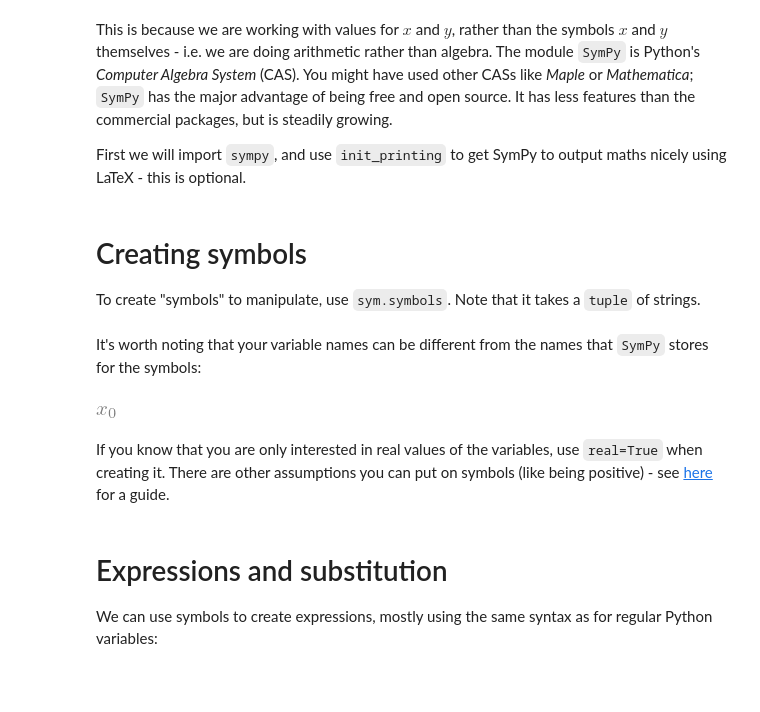
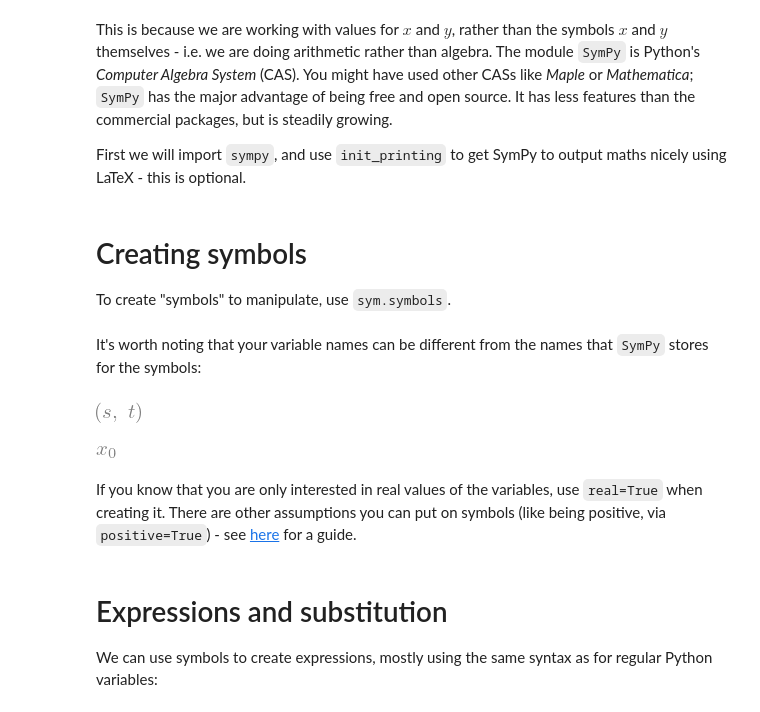
Before and after one commit to flsmith/Python-Reference-22, a Jupyter notebook: Miscellaneous/SymPy.ipynb, the cells around one changed output. Drawn from its saved outputs; the diff is of its cells as text; code cells hidden in the pictures; blank space fills up the shorter version.

```diff
--- a/Miscellaneous/SymPy.ipynb
+++ b/Miscellaneous/SymPy.ipynb
@@ -19,5 +19,5 @@ sym.init_printing()
 # %% [markdown]
 # Creating symbols
 
-To create "symbols" to manipulate, use `sym.symbols`. Note that it takes a `tuple` of strings.
+To create "symbols" to manipulate, use `sym.symbols`.
 # %%
@@ -25,3 +25,9 @@ x, y, z = sym.symbols(("x", "y", "z"))
 # %% [markdown]
 It's worth noting that your variable names can be different from the names that `SymPy` stores for the symbols:
+# %%
+# This is a recipe for confusion - you better have a good reason to do it!
+u, v = sym.symbols(("s t"))
+u, v
+# %% [output]
+[figure, added]
 # %%
@@ -34,7 +37,7 @@ x0
 # %% [output]
 [figure]
 # %% [markdown]
-If you know that you are only interested in real values of the variables, use `real=True` when creating it. There are other assumptions you can put on symbols (like being positive) - see [here](https://docs.sympy.org/latest/guides/assumptions.html#assumptions) for a guide.
+If you know that you are only interested in real values of the variables, use `real=True` when creating it. There are other assumptions you can put on symbols (like being positive, via `positive=True`) - see [here](https://docs.sympy.org/latest/guides/assumptions.html#assumptions) for a guide.
 # %%
 s = sym.symbols("s", real=True)
 # %% [markdown]
```
Also changed, not shown: parts of 27 cells of this notebook, 1 other file.
